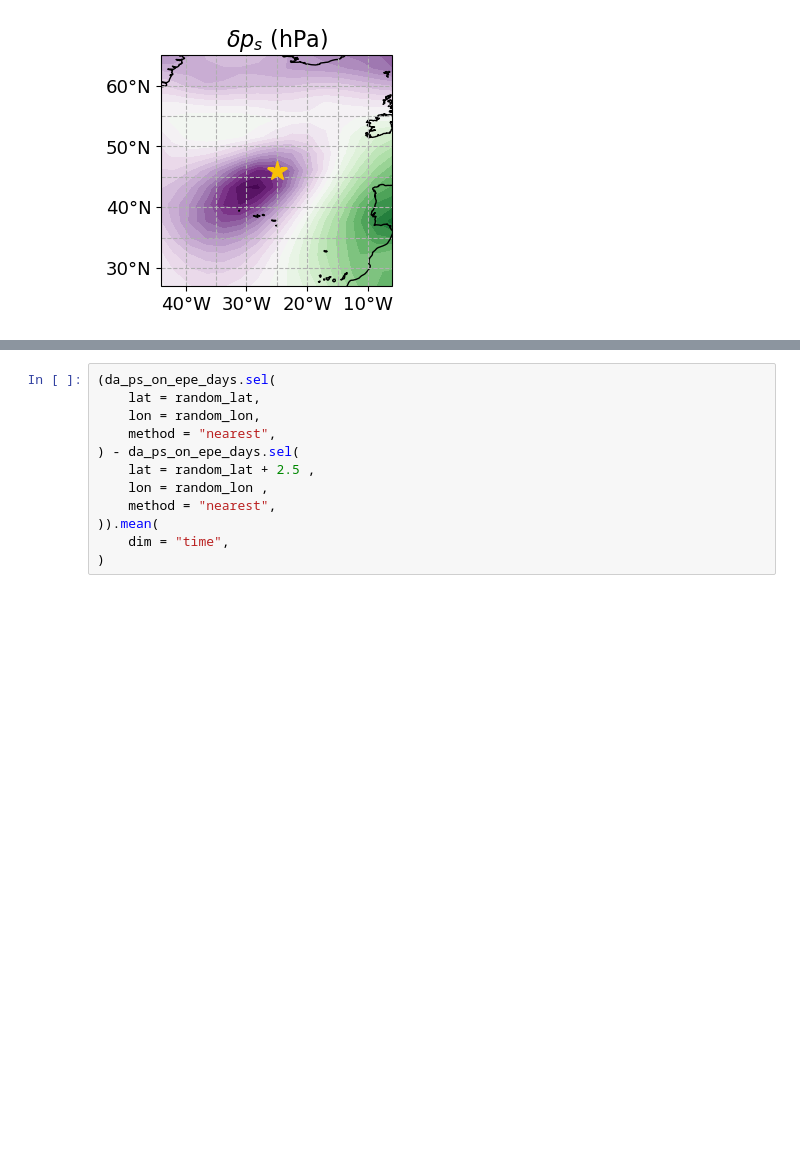
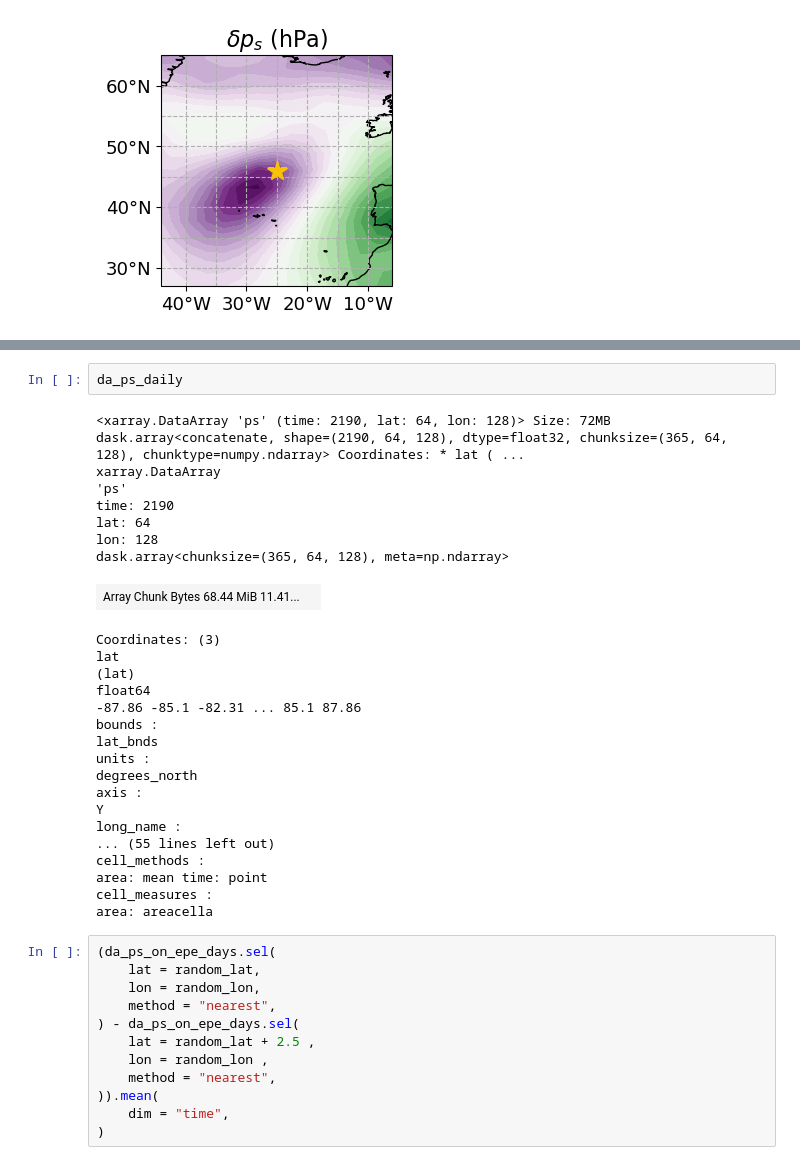
Before and after one commit to ageorgemorgan/epe-analysis, a Jupyter notebook: ps_localized.ipynb, the cells around one changed output, grey strips where cells are left out. Drawn from its saved outputs; the diff is of its cells as text; blank space fills up the shorter version.

```diff
--- a/ps_localized.ipynb
+++ b/ps_localized.ipynb
@@ -199,3 +203,31 @@ draw_global_map(
+# %%
+da_ps_daily
+# %% [output]
+<xarray.DataArray 'ps' (time: 2190, lat: 64, lon: 128)> Size: 72MB dask.array<concatenate, shape=(2190, 64, 128), dtype=float32, chunksize=(365, 64, 128), chunktype=numpy.ndarray> Coordinates: * lat ( ...
+xarray.DataArray
+'ps'
+time: 2190
+lat: 64
+lon: 128
+dask.array<chunksize=(365, 64, 128), meta=np.ndarray>
+| Array Chunk Bytes 68.44 MiB 11.41... |  |
+Coordinates: (3)
+lat
+(lat)
+float64
+-87.86 -85.1 -82.31 ... 85.1 87.86
+bounds :
+lat_bnds
+units :
+degrees_north
+axis :
+Y
+long_name :
+... (55 lines left out)
+cell_methods :
+area: mean time: point
+cell_measures :
+area: areacella
 # %%
 (da_ps_on_epe_days.sel(
     lat = random_lat,
```
Also changed, not shown: parts of 3 cells of this notebook, 2 other files.
